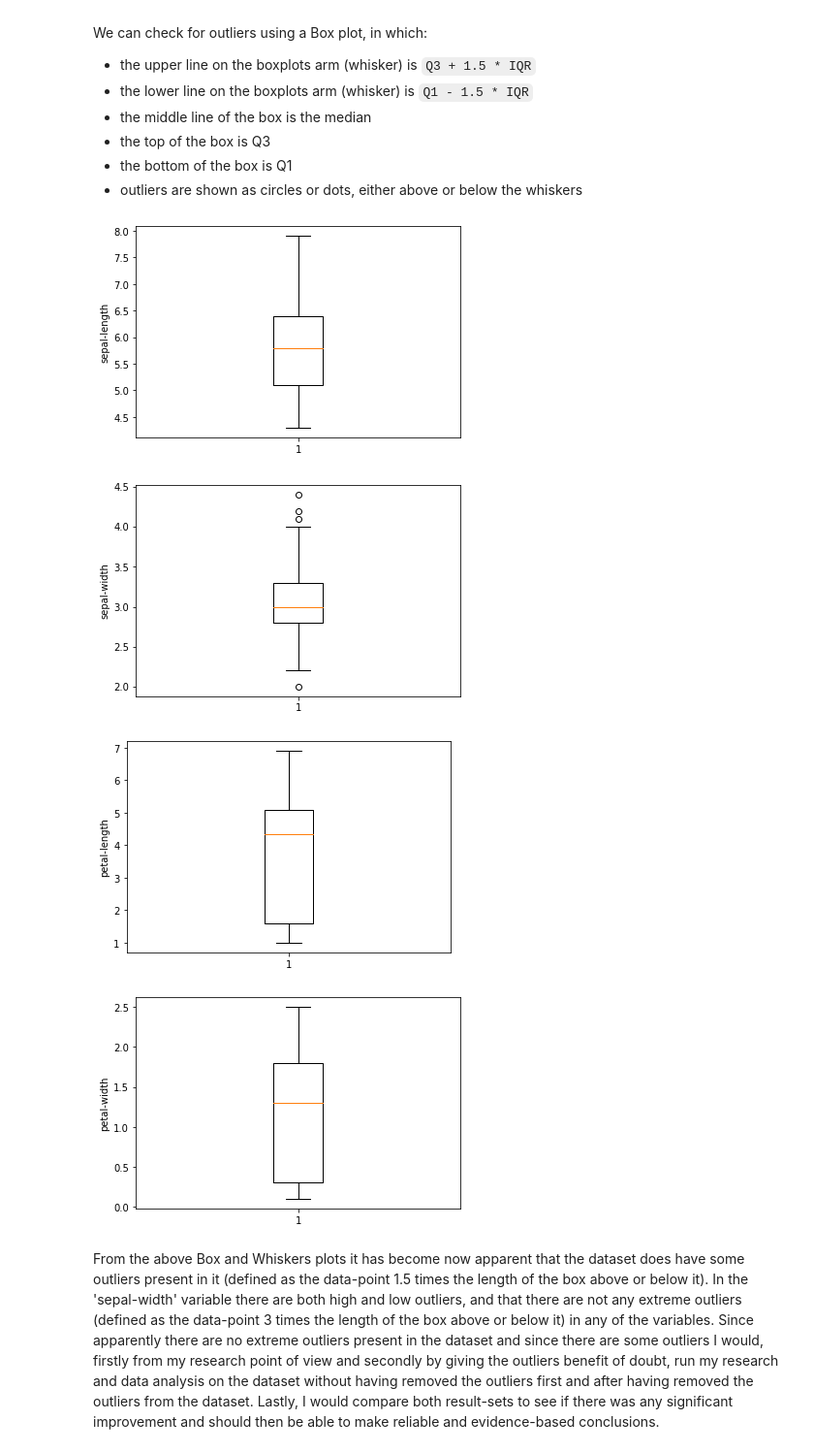
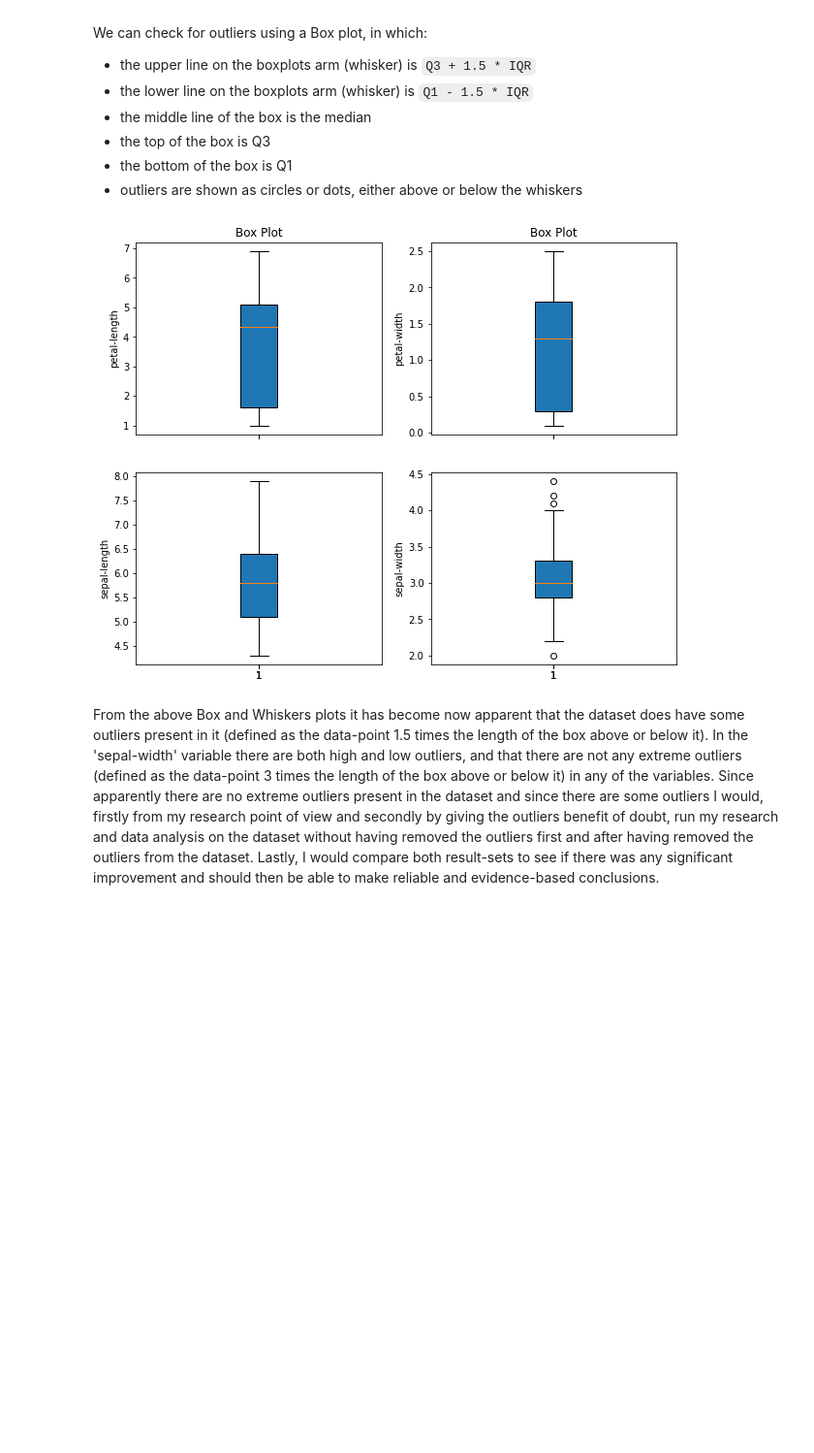
Before and after one commit to Imran-Github22/Imran-Farooqui, a Jupyter notebook: Projects/Final_Decision_Tree_coded_model.ipynb, the cells around one changed output. Shown at 97% size. Drawn from its saved outputs; the diff is of its cells as text; code cells hidden in the pictures; blank space fills up the shorter version.

Commit message:
The boxplots are now in subplots.

```diff
--- a/Projects/Final_Decision_Tree_coded_model.ipynb
+++ b/Projects/Final_Decision_Tree_coded_model.ipynb
@@ -213,24 +214,29 @@ We can check for outliers using a Box plot, in which:
 # %%
 # Draw the plot
 def show_boxplot(df, columns):
   import matplotlib.pyplot as plt
   # Draw the Boxplot
+  fig = plt.figure(figsize=(10,8))
+  col, row = fig.subplots(2, 2, sharex=True)
+  i, j = 0, 0
   for column in columns:
     # Convert the Pandas DataFrame data-type to Numpy data-type
     x = np.array(df[column], np.float64)
-    #plt.figure(figsize = (8,6))
-    plt.boxplot(x=x)
-    # plt.xlabel(xlabel)
-    plt.ylabel(column)
-    plt.show()
+    if j == i:
+      row[j].boxplot(x=x, patch_artist=True)
+      row[j].set(ylabel=column)
+    else:
+      col[i].boxplot(x=x, patch_artist=True)
+      col[i].set(ylabel=column)
+      col[i].set(title='Box Plot')
+    j = 1 if j == i else 0
+    i = 0 if i == 1 else 1
+    #plt.show()
 
 # Show the boxplot of the original dataset
 show_boxplot(iris_data, dimension_columns)
 # %% [output]
-[figure, old version]
+[figure, new version]
-[figure, removed]
-[figure, removed]
-[figure, removed]
 # %% [markdown]
 From the above Box and Whiskers plots it has become now apparent that the dataset does have some outliers present in it (defined as the data-point 1.5 times the length of the box above or below it).
 In the 'sepal-width' variable there are both high and low outliers, and that there are not any extreme outliers (defined as the data-point 3 times the length of the box above or below it) in any of the variables.
```
Also changed, not shown: parts of 22 cells of this notebook.
